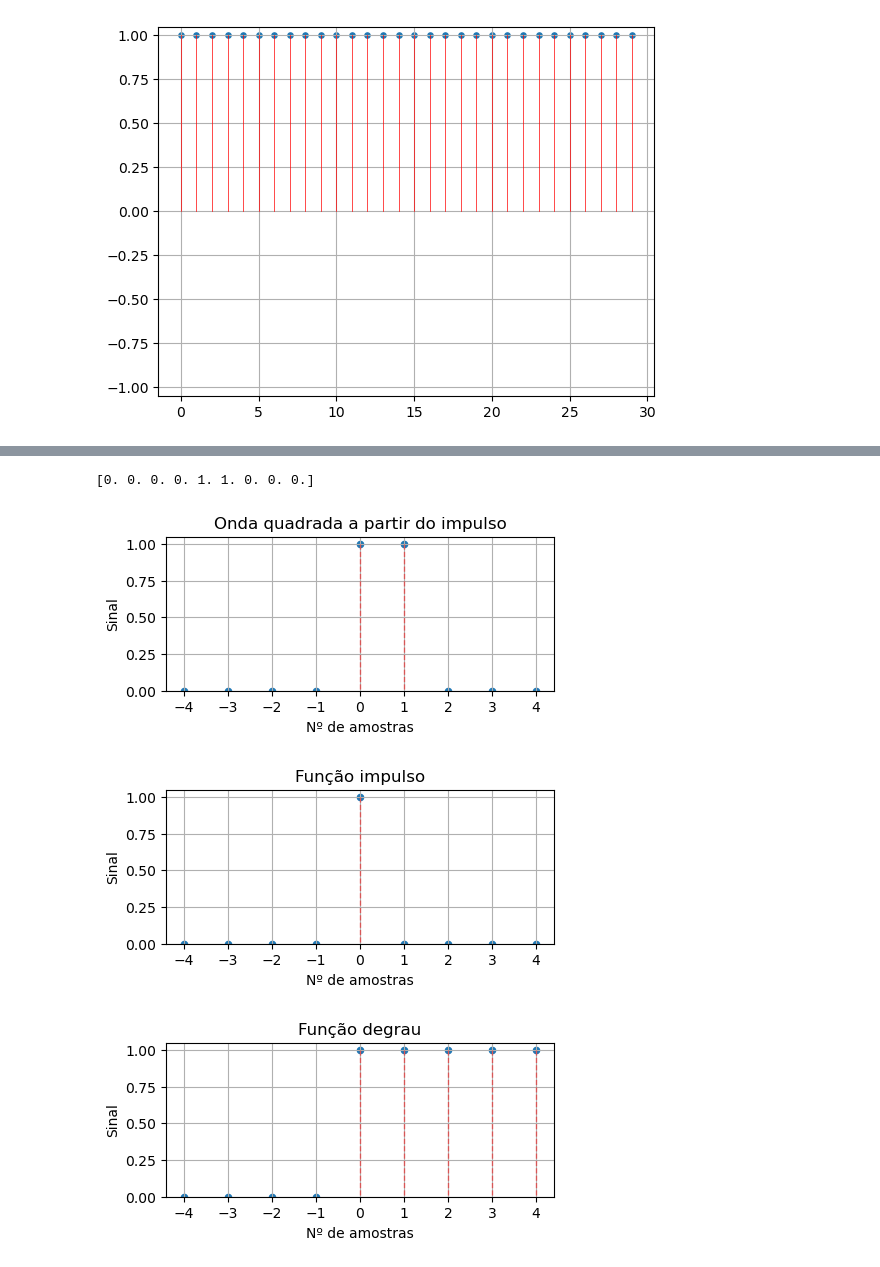
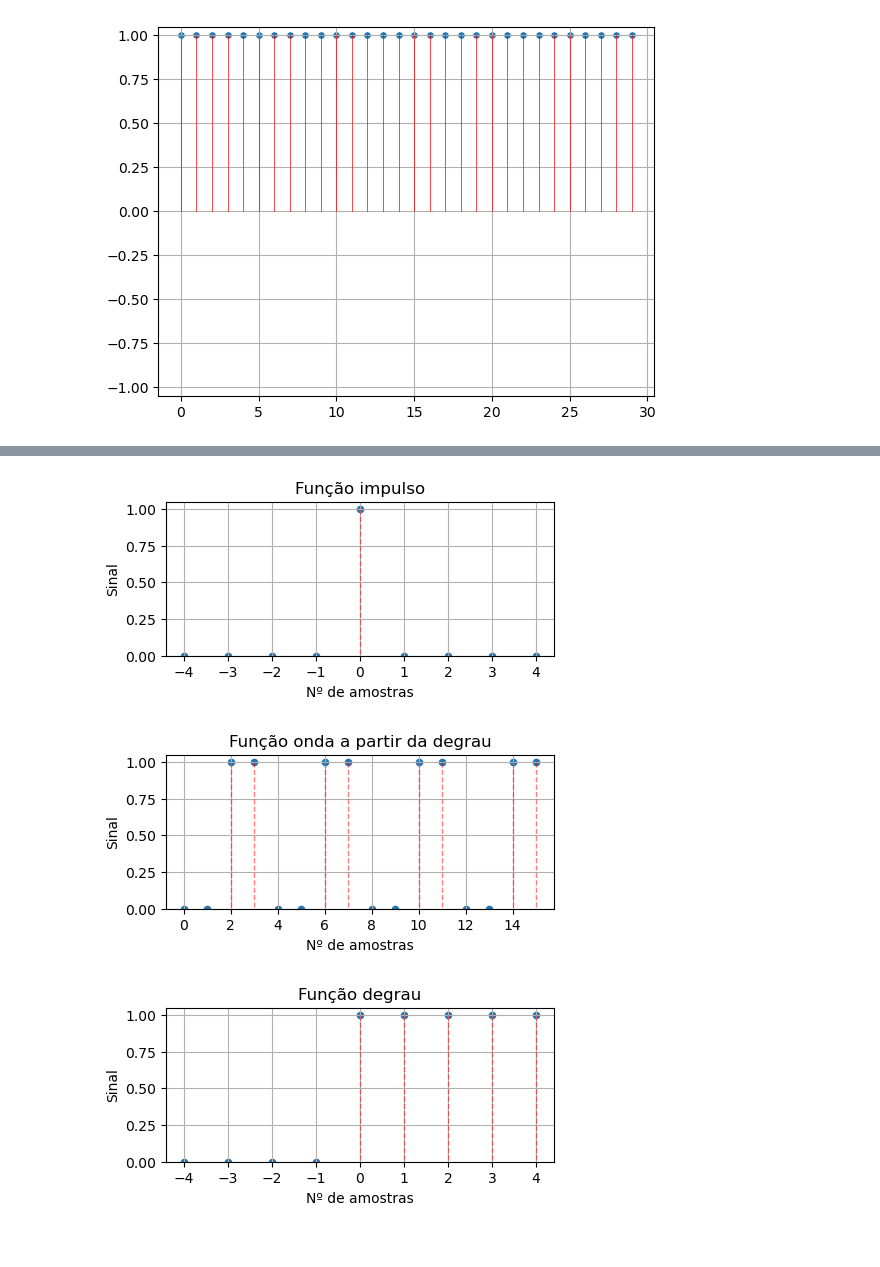
Before and after one commit to abrxao/faculdade, a Jupyter notebook: semestre_4/sinais_e_sistemas/atividade_1.ipynb, the cells around one changed output, grey strips where cells are left out. Saved outputs shown, nothing was run; the diff lists cells and outputs as text; code cells hidden in the pictures.

```diff
--- a/semestre_4/sinais_e_sistemas/atividade_1.ipynb
+++ b/semestre_4/sinais_e_sistemas/atividade_1.ipynb
@@ -93,5 +127,6 @@ for w in frequencias_w:
 # %%
 
+from math import floor
 def impulso_unit_idpnt(n_amostras):
     y = [1 if index == 0 else 0 for index in range(-n_amostras//2 + 1,n_amostras//2)]
     return y
@@ -123,56 +158,52 @@ def impulso_from_degrau(degrau):
 
     return y
 
-def onda_from_impulso(impulso,passos, delay):
-    onda = np.zeros(len(impulso))
-    for i in range(len(impulso)):
-        if impulso[i] == 1: onda[i+delay:i+passos+delay]=passos*[1]
-    print(onda)
-    return onda
+def onda_from_degrau(degrau):
+    deg_size = len(degrau)
+    parte = degrau[floor(deg_size/4):floor(3*deg_size/4)]*4
+    return parte
 
 
 n_amostras = 10
 x = [index for index in range(-n_amostras//2 + 1,n_amostras//2)]
 y_degrau = degrau_unit_idpnt(n_amostras)
 y_impulso = impulso_from_degrau(y_degrau)
-onda = onda_from_impulso(y_impulso, 2, 0)
-x_onda = [index for index in range(-n_amostras//2 + 1,-n_amostras//2 + len(onda)-len(x))]
-
-#Area de Plot gráfico
-plt.figure(figsize=(5,2))
-plt.scatter(x,onda, s=20)
-plt.title('Onda quadrada a partir do impulso')
-plt.ylabel('Sinal')
-plt.xlabel('Nº de amostras')
-plt.ylim(0,1.05)
-for i in range(len(x)):
-    plt.plot([x[i], x[i]], [onda[i], 0], color='r', linewidth=1, linestyle='--', alpha=0.5)
-plt.grid(True)
-plt.show()
+onda = onda_from_degrau(y_degrau)
+x_onda = [index for index in range(len(onda))]
 
 plt.figure(figsize=(5,2))
 plt.scatter(x,y_impulso, s=20)
 plt.title('Função impulso')
 plt.ylabel('Sinal')
 plt.xlabel('Nº de amostras')
 plt.ylim(0,1.05)
 for i in range(len(x)):
     plt.plot([x[i], x[i]], [y_impulso[i], 0], color='r', linewidth=1, linestyle='--', alpha=0.5)
 plt.grid(True)
 plt.show()
 
 plt.figure(figsize=(5,2))
+plt.scatter(range(len(onda)),onda, s=20)
+plt.title('Função onda a partir da degrau')
+plt.ylabel('Sinal')
+plt.xlabel('Nº de amostras')
+plt.ylim(0,1.05)
+for i in range(len(x_onda)):
+    plt.plot([x_onda[i], x_onda[i]], [onda[i], 0], color='r', linewidth=1, linestyle='--', alpha=0.5)
+plt.grid(True)
+plt.show()
+
+plt.figure(figsize=(5,2))
 plt.scatter(x,y_degrau, s=20)
 plt.title('Função degrau')
 plt.ylabel('Sinal')
 plt.xlabel('Nº de amostras')
 plt.ylim(0,1.05)
 for i in range(len(x)):
     plt.plot([x[i], x[i]], [y_degrau[i], 0], color='r', linewidth=1, linestyle='--', alpha=0.5)
 plt.grid(True)
 plt.show()
 # %% [output]
-[0. 0. 0. 0. 1. 1. 0. 0. 0.]
-[figure, old version]
+[figure, new version]
-[figure, old version]
+[figure, new version]
 [figure]
```
Also changed, not shown: parts of 12 cells of this notebook, 1 other file.
